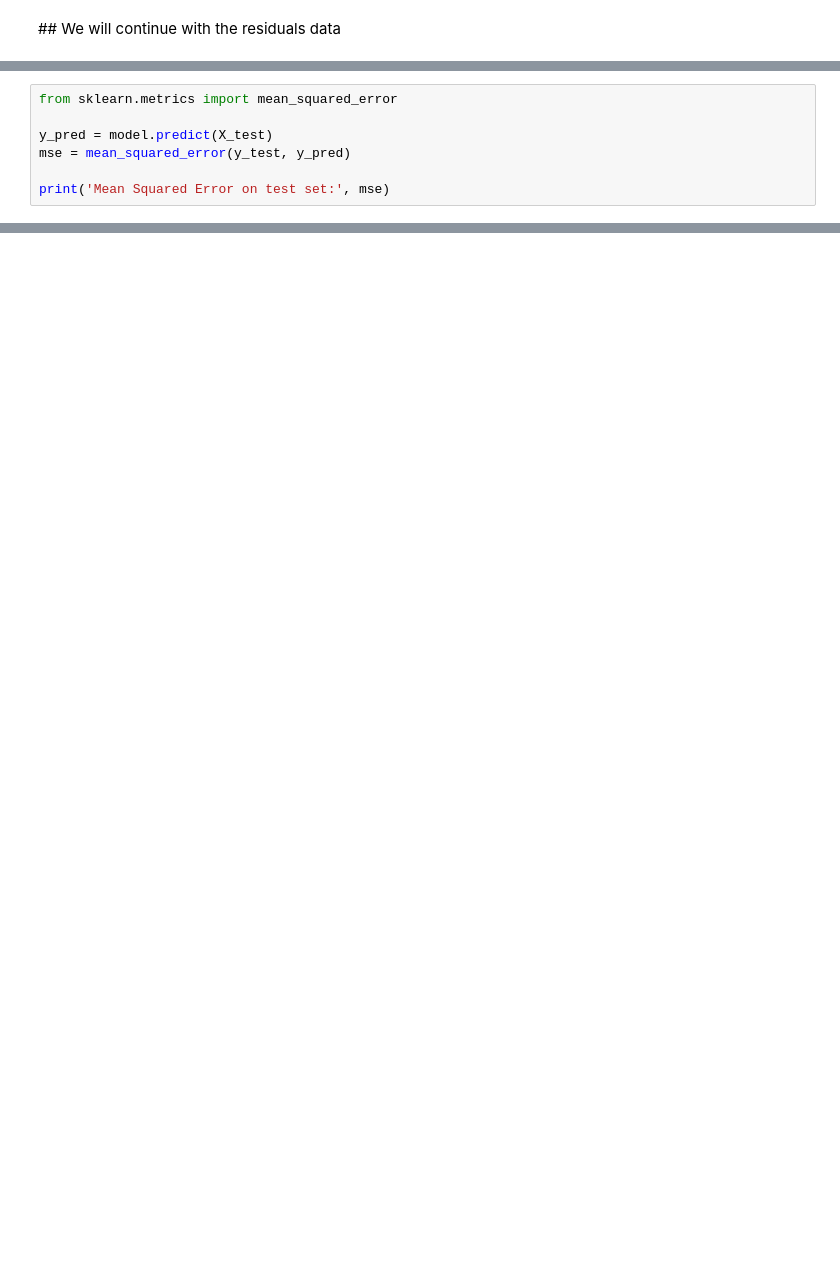
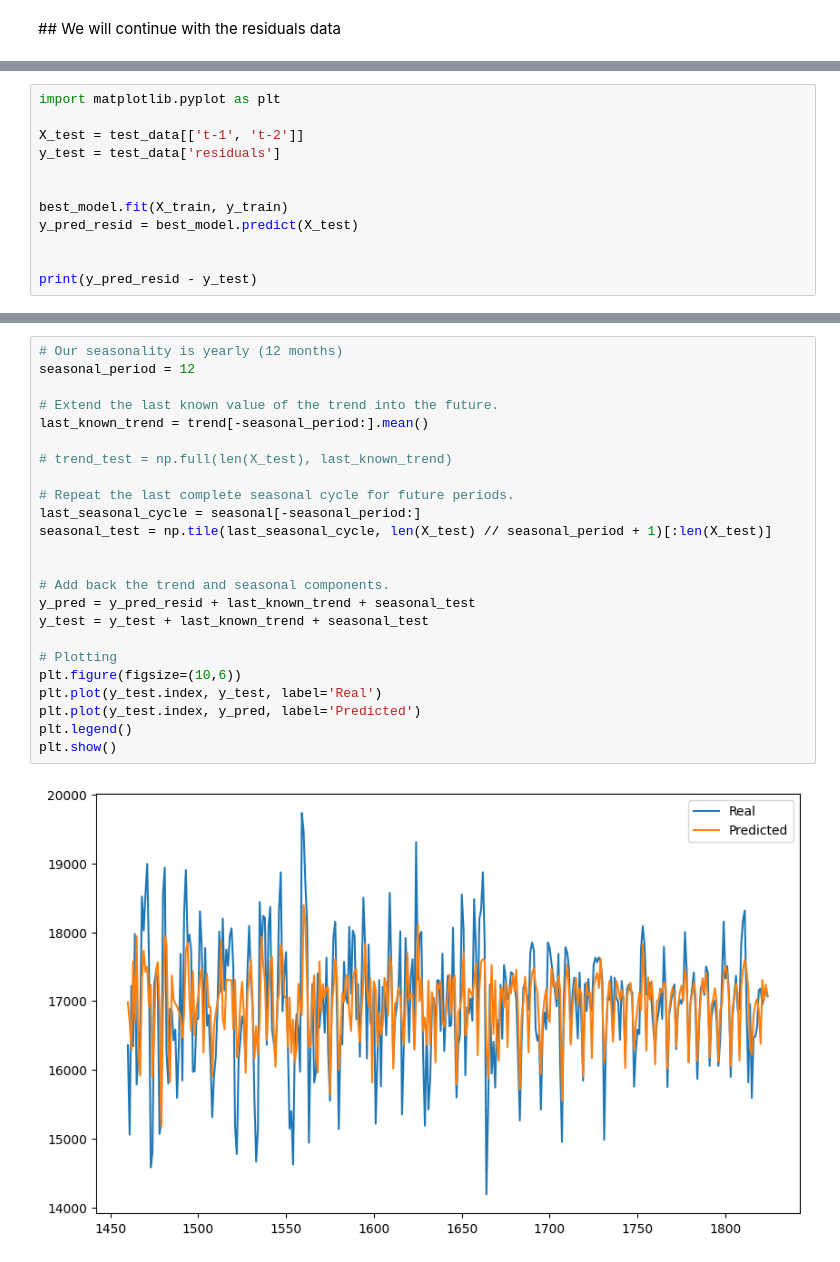
Before and after one commit to keremerciyes/Price-Prediction-With-Machine-Learning, a Jupyter notebook: Linear Regression/LinearRegressionLast.ipynb, the cells around one changed output, grey strips where cells are left out. Cells and saved outputs as stored; diff of their text form; blank space fills up the shorter version.

```diff
--- a/Linear Regression/LinearRegressionLast.ipynb
+++ b/Linear Regression/LinearRegressionLast.ipynb
@@ -163,8 +164,13 @@ plt.show()
 # %%
-from sklearn.metrics import mean_squared_error
+import matplotlib.pyplot as plt
 
-y_pred = model.predict(X_test)
-mse = mean_squared_error(y_test, y_pred)
+X_test = test_data[['t-1', 't-2']]
+y_test = test_data['residuals']
 
-print('Mean Squared Error on test set:', mse)
+
+best_model.fit(X_train, y_train)
+y_pred_resid = best_model.predict(X_test)
+
+
+print(y_pred_resid - y_test)
 # %% [output]
@@ -171,0 +189,26 @@ Mean Squared Error on test set: 41.22402880244888
+# %%
+# Our seasonality is yearly (12 months)
+seasonal_period = 12
+
+# Extend the last known value of the trend into the future.
+last_known_trend = trend[-seasonal_period:].mean()
+
+# trend_test = np.full(len(X_test), last_known_trend)
+
+# Repeat the last complete seasonal cycle for future periods.
+last_seasonal_cycle = seasonal[-seasonal_period:]
+seasonal_test = np.tile(last_seasonal_cycle, len(X_test) // seasonal_period + 1)[:len(X_test)]
+
+
+# Add back the trend and seasonal components.
+y_pred = y_pred_resid + last_known_trend + seasonal_test
+y_test = y_test + last_known_trend + seasonal_test
+
+# Plotting
+plt.figure(figsize=(10,6))
+plt.plot(y_test.index, y_test, label='Real')
+plt.plot(y_test.index, y_pred, label='Predicted')
+plt.legend()
+plt.show()
+# %% [output]
+[figure, added]
```
Also changed, not shown: parts of 9 cells of this notebook.
